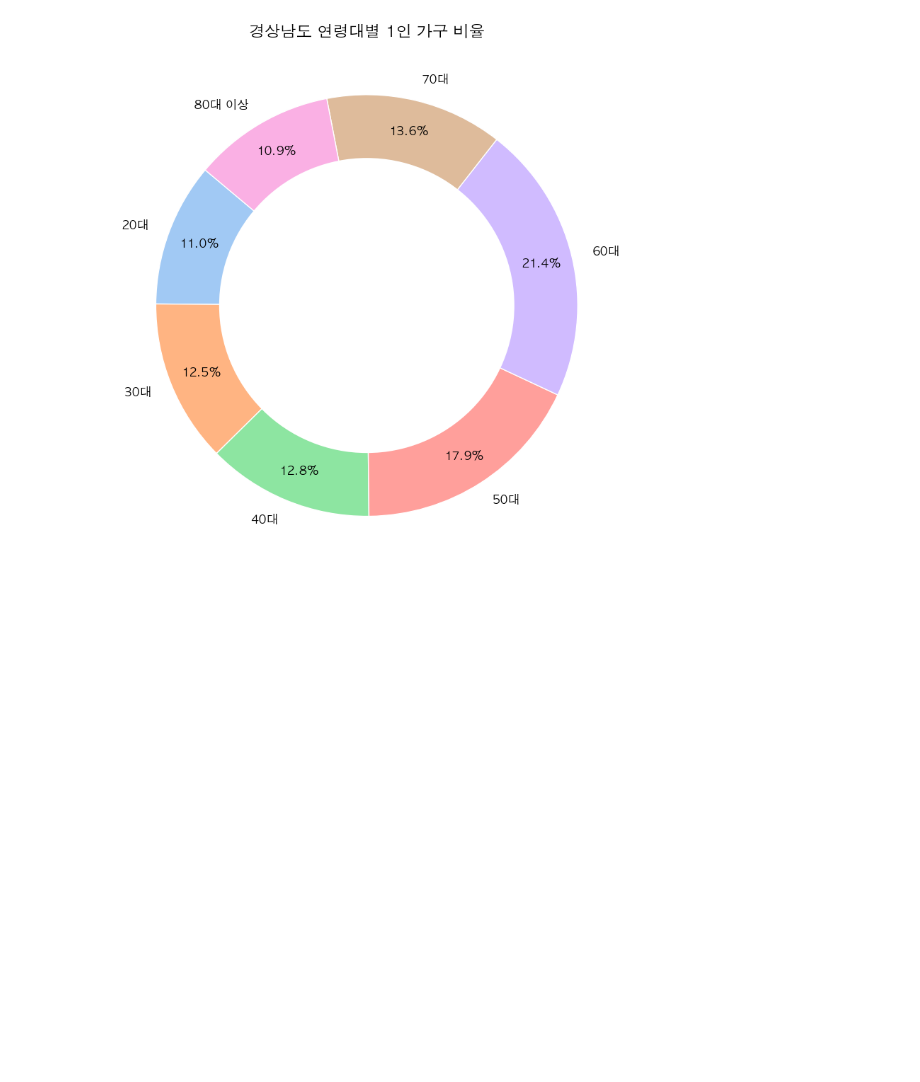
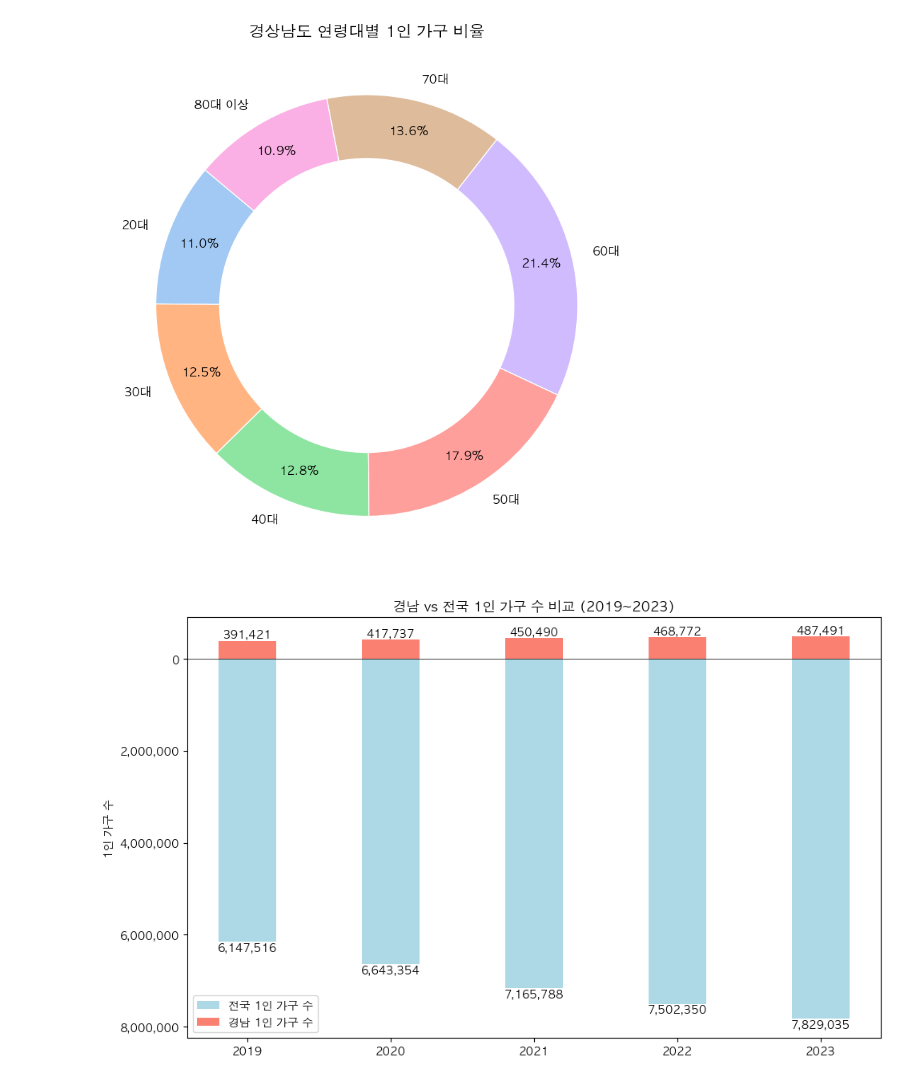
Before and after one commit to InsightCWNU/data_analysis, a Jupyter notebook: gyeongnam_analysis/analysis/gyeongnam_analysis01.ipynb, the cells around one changed output. Saved outputs shown, nothing was run; the diff lists cells and outputs as text; code cells hidden in the pictures; blank space fills up the shorter version.

```diff
--- a/gyeongnam_analysis/analysis/gyeongnam_analysis01.ipynb
+++ b/gyeongnam_analysis/analysis/gyeongnam_analysis01.ipynb
@@ -374,3 +438,45 @@ plt.tight_layout()
 plt.show()
 # %% [output]
 [figure]
+# %%
+import matplotlib.ticker as ticker
+
+
+df_total_years = pd.read_csv("../data/2019~2023_1인_가구.csv", encoding='utf-8')
+
+
+# 연도별 컬럼 추출
+year_cols = ['2019', '2020', '2021', '2022', '2023']
+
+# 문자열이 아닌 경우 .str 사용 불가하므로 astype(str) 먼저 적용
+nation_data = df_total_years[df_total_years['행정구역별(시군구)'] == '전국'][year_cols].iloc[0].astype(str).str.replace(',', '').astype(int)
+gyeongnam_data = df_total_years[df_total_years['행정구역별(시군구)'] == '경상남도'][year_cols].iloc[0].astype(str).str.replace(',', '').astype(int)
+
+# 시각화용 x축 연도 라벨
+years = year_cols
+
+
+plt.figure(figsize=(10, 6))
+bar_width = 0.4
+x = range(len(years))
+
+# 전국은 아래로, 경남은 위로 분리
+plt.bar(x, nation_data * -1, width=bar_width, label='전국 1인 가구 수', color='lightblue')
+plt.bar(x, gyeongnam_data, width=bar_width, label='경남 1인 가구 수', color='salmon')
+
+# 숫자 표시
+for i, (n, g) in enumerate(zip(nation_data, gyeongnam_data)):
+    plt.text(i, g + 10000, f'{g:,}', ha='center', va='bottom', fontsize=10, color='black')
+    plt.text(i, -n - 10000, f'{n:,}', ha='center', va='top', fontsize=10, color='black')
+
+plt.gca().yaxis.set_major_formatter(ticker.FuncFormatter(lambda x, _: f'{int(abs(x)):,}' if x != 0 else '0'))
+
+plt.axhline(0, color='black', linewidth=0.5)
+plt.xticks(ticks=x, labels=years)
+plt.title('경남 vs 전국 1인 가구 수 비교 (2019~2023)')
+plt.ylabel('1인 가구 수')
+plt.legend()
+plt.tight_layout()
+plt.show()
+# %% [output]
+[figure, added]
```
Also changed, not shown: parts of 6 cells of this notebook, 4 other files.
